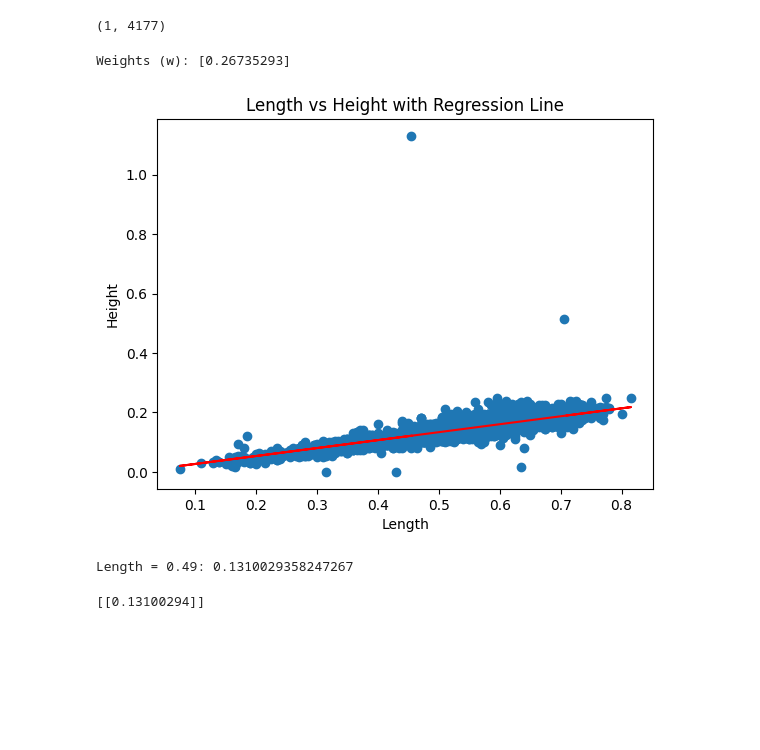
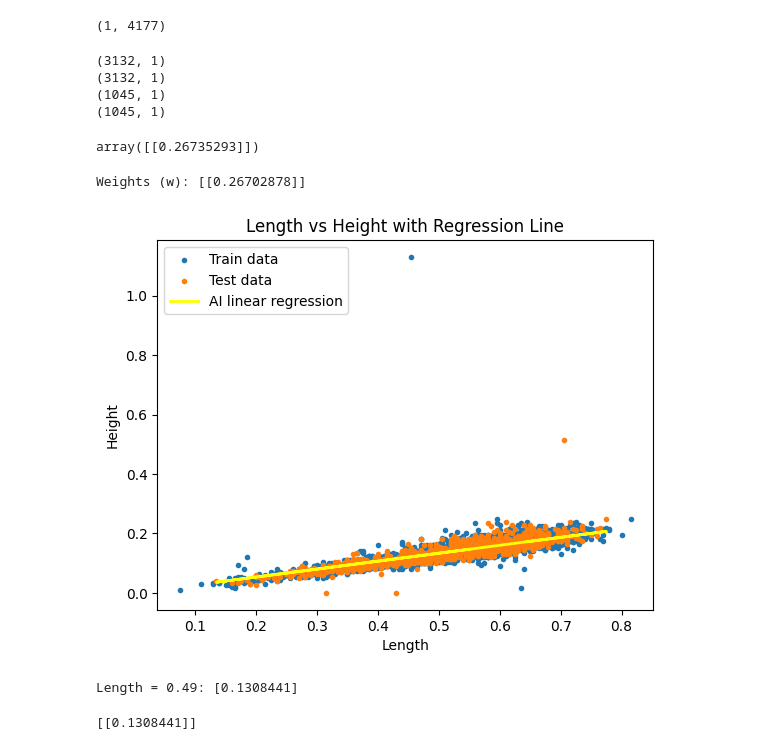
Before and after one commit to farhadspy/Machine-Learning, a Jupyter notebook: abalone.ipynb, the cells around one changed output. Saved outputs shown, nothing was run; the diff lists cells and outputs as text; code cells hidden in the pictures; blank space fills up the shorter version.

```diff
--- a/abalone.ipynb
+++ b/abalone.ipynb
@@ -59,5 +61,5 @@ plt.show()
 # %% [output]
 [figure]
 # %%
-X_train = np.array(data["Length"])
-Y_train = np.array(data["Height"])
+X = np.array(data[["Length"]])
+Y = np.array(data[["Height"]])
@@ -72,5 +74,22 @@ X_train.T.shape
 # %% [output]
 (1, 4177)
+# %%
+X_train, X_test, Y_train, Y_test = train_test_split(X, Y)
+
+print(X_train.shape)
+print(Y_train.shape)
+print(X_test.shape)
+print(Y_test.shape)
+# %% [output]
+(3132, 1)
+(3132, 1)
+(1045, 1)
+(1045, 1)
+# %%
+w = inv(X.T @ X) @ X.T @ Y
+w
+# %% [output]
+array([[0.26735293]])
 # %%
 # w = شیب خط
 # w = (X.T * X) ** -1 * X.T * Y
@@ -80,7 +99,8 @@ class LLS:
         self.w = None
 
     def fit(self, X_train, Y_train):
-        self.w = np.matmul(np.matmul(np.linalg.inv(np.matmul(X_train.T, X_train)), X_train.T), Y_train)
+        #self.w = np.matmul(np.matmul(np.linalg.inv(np.matmul(X_train.T, X_train)), X_train.T), Y_train)
+        self.w = inv(X_train.T @ X_train) @ X_train.T @ Y_train
         return self.w
 
     def predict(self, X_test):
@@ -91,16 +111,20 @@ model = LLS()
 w = model.fit(X_train, Y_train)
 print("Weights (w):", w)
 # %% [output]
-Weights (w): [0.26735293]
+Weights (w): [[0.26702878]]
+# %%
+Y_pred = X_test @ w
 # %%
-plt.scatter(data['Length'], data['Height'])
-plt.plot(X_train, w * X_train, color='red')
+plt.scatter(X_train, Y_train, marker='.')
+plt.scatter(X_test, Y_test, marker='.')
+plt.plot(X_test, Y_pred, color='yellow', lw=2)
 plt.xlabel('Length')
 plt.ylabel('Height')
 plt.title('Length vs Height with Regression Line')
+plt.legend(["Train data","Test data","AI linear regression"], loc="upper left")
 plt.show()
 # %% [output]
-[figure, old version]
+[figure, new version]
 # %%
 #prediction
 model = LLS()  # مدل جدید برای اطمینان
@@ -110,10 +134,10 @@ x = np.array([[new_length]])  # تعریف به‌صورت ماتریس
 p = model.predict(x)
 print(f"Length = {new_length}: {p[0]}")
 # %% [output]
-Length = 0.49: 0.1310029358247267
+Length = 0.49: [0.1308441]
 # %%
 y_pred = w * x
 height = y_pred
 print(height)
 # %% [output]
-[[0.13100294]]
+[[0.1308441]]
```
Also changed, not shown: parts of 4 cells of this notebook.
